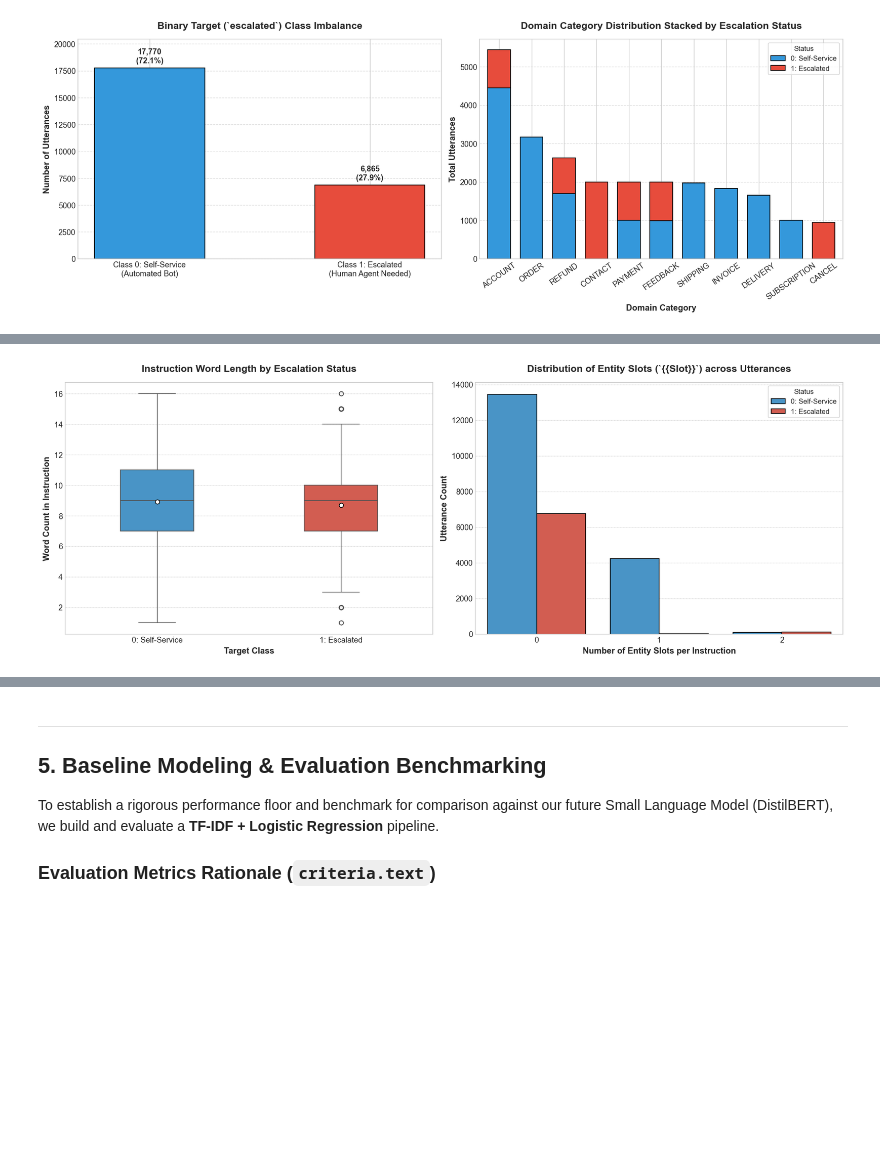
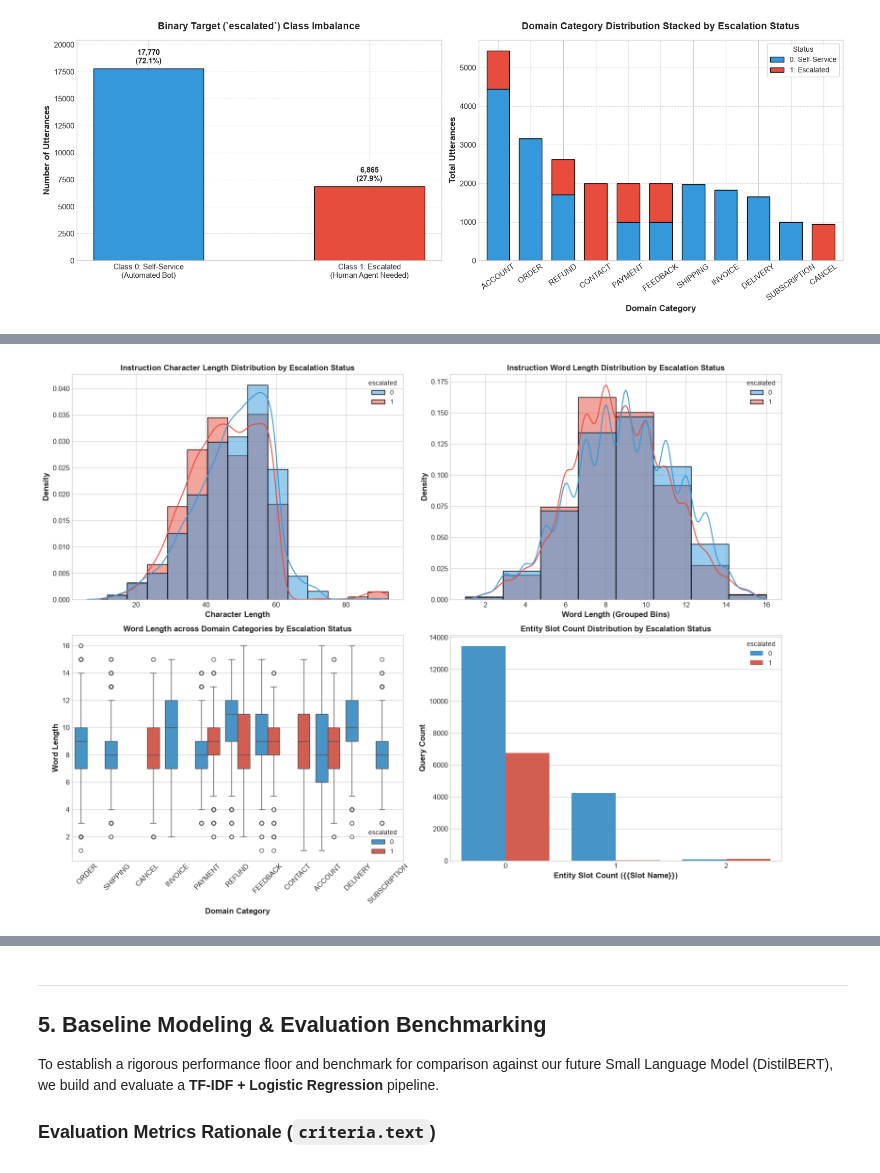
Before and after one commit to weirui828/human-loop, a Jupyter notebook: notebooks/01_bitext_baseline_modeling.ipynb, the cells around one changed output, grey strips where cells are left out. Drawn from its saved outputs; the diff is of its cells as text; code cells hidden in the pictures; blank space fills up the shorter version.

```diff
--- a/notebooks/01_bitext_baseline_modeling.ipynb
+++ b/notebooks/01_bitext_baseline_modeling.ipynb
@@ -71,13 +71,9 @@ We load the raw Bitext customer support dataset and perform structured checks:
 - **Duplicate Detection & Removal:** Removing identical `instruction` strings so our model does not memorize duplicate samples across training and test splits.
 - **Outlier Inspection:** Identifying anomalies in text length or formatting.
 # %%
-# Define path to raw dataset robustly depending on execution directory
-if os.path.basename(os.getcwd()) == 'notebooks':
-    BASE_DIR = os.path.abspath(os.path.join(os.getcwd(), '..'))
-else:
-    BASE_DIR = os.path.abspath(os.getcwd())
-
-RAW_CSV_PATH = os.path.join(BASE_DIR, 'data', 'bitext', 'Bitext_Sample_Customer_Support_Training_Dataset_27K_responses-v11.csv')
+RAW_CSV_PATH = '../data/bitext/Bitext_Sample_Customer_Support_Training_Dataset_27K_responses-v11.csv'
+if not os.path.exists(RAW_CSV_PATH):
+    RAW_CSV_PATH = 'data/bitext/Bitext_Sample_Customer_Support_Training_Dataset_27K_responses-v11.csv'
 
 # Load raw dataframe
 raw_df = pd.read_csv(RAW_CSV_PATH)
@@ -208,14 +231,11 @@ for flag_char, flag_name in FLAG_TAXONOMY.items():
 # 3. Extract structural text features and entity counts
 df['char_len_instruction'] = df['instruction'].astype(str).str.len()
 df['word_len_instruction'] = df['instruction'].astype(str).str.split().str.len()
-df['char_len_response'] = df['response'].astype(str).str.len()
-df['word_len_response'] = df['response'].astype(str).str.split().str.len()
 
 entity_pattern = re.compile(r'\{\{[^}]+\}\}')
 df['entity_count_instruction'] = df['instruction'].astype(str).apply(lambda s: len(entity_pattern.findall(s)))
-df['entity_count_response'] = df['response'].astype(str).apply(lambda s: len(entity_pattern.findall(s)))
 
 print("Feature engineering complete! Preview of engineered columns:")
-display(df[['instruction', 'category', 'intent', 'escalated', 'flag_interrogative', 'flag_colloquial', 'flag_typos_errors', 'word_len_instruction', 'entity_count_instruction']].head())
+df[['instruction', 'category', 'intent', 'escalated', 'flag_interrogative', 'flag_colloquial', 'flag_typos_errors', 'word_len_instruction', 'entity_count_instruction']].head()
 # %% [output]
 Feature engineering complete! Preview of engineered columns:
@@ -301,25 +297,34 @@ Let's analyze whether escalated queries differ systematically in length (`word_l
 # %%
-fig, axes = plt.subplots(1, 2, figsize=(16, 6))
+# Create a 2x2 grid of subplots for Instruction Text Length and Entity Slot distributions
+fig, axes = plt.subplots(2, 2, figsize=(16, 12))
 
-# Subplot 1: Boxplot of Word Lengths by Escalation Status
-sns.boxplot(x='escalated', y='word_len_instruction', data=df, ax=axes[0], palette=['#3498db', '#e74c3c'], width=0.4, showmeans=True,
-            meanprops={'marker':'o', 'markerfacecolor':'white', 'markeredgecolor':'black'})
-axes[0].set_title('Instruction Word Length by Escalation Status', pad=15)
-axes[0].set_xticklabels(['0: Self-Service', '1: Escalated'])
-axes[0].set_xlabel('Target Class')
-axes[0].set_ylabel('Word Count in Instruction')
-axes[0].grid(axis='y', linestyle='--', alpha=0.7)
+# Subplot 1: Instruction Character Length Distribution (fewer bins: 15)
+sns.histplot(data=df, x="char_len_instruction", hue="escalated", kde=True, ax=axes[0, 0], palette=["#3498db", "#e74c3c"], bins=15, stat="density", common_norm=False)
+axes[0, 0].set_title("Instruction Character Length Distribution by Escalation Status", fontsize=12, fontweight="bold")
+axes[0, 0].set_xlabel("Character Length")
+axes[0, 0].set_ylabel("Density")
 
-# Subplot 2: Violin/Strip Plot of Entity Count in Instruction by Escalation Status
-sns.countplot(x='entity_count_instruction', hue='escalated', data=df, ax=axes[1], palette=['#3498db', '#e74c3c'], edgecolor='black')
-axes[1].set_title('Distribution of Entity Slots (`{{Slot}}`) across Utterances', pad=15)
-axes[1].set_xlabel('Number of Entity Slots per Instruction')
-axes[1].set_ylabel('Utterance Count')
-axes[1].legend(['0: Self-Service', '1: Escalated'], title='Status', frameon=True)
-axes[1].grid(axis='y', linestyle='--', alpha=0.7)
+# Subplot 2: Instruction Word Length Distribution (fewer bins: 8 / binwidth=2)
+sns.histplot(data=df, x="word_len_instruction", hue="escalated", kde=True, ax=axes[0, 1], palette=["#3498db", "#e74c3c"], binwidth=2, stat="density", common_norm=False)
+axes[0, 1].set_title("Instruction Word Length Distribution by Escalation Status", fontsize=12, fontweight="bold")
+axes[0, 1].set_xlabel("Word Length (Grouped Bins)")
+axes[0, 1].set_ylabel("Density")
+
+# Subplot 3: Word Length Boxplot across Categories hue-coded by Escalation Status
+sns.boxplot(data=df, x="category", y="word_len_instruction", hue="escalated", ax=axes[1, 0], palette=["#3498db", "#e74c3c"])
+axes[1, 0].set_title("Word Length across Domain Categories by Escalation Status", fontsize=12, fontweight="bold")
+axes[1, 0].set_xlabel("Domain Category")
+axes[1, 0].set_ylabel("Word Length")
+axes[1, 0].tick_params(axis="x", rotation=45)
+
+# Subplot 4: Entity Slot Count Distribution by Escalation Status
+sns.countplot(data=df, x="entity_count_instruction", hue="escalated", ax=axes[1, 1], palette=["#3498db", "#e74c3c"])
+axes[1, 1].set_title("Entity Slot Count Distribution by Escalation Status", fontsize=12, fontweight="bold")
+axes[1, 1].set_xlabel("Entity Slot Count ({{Slot Name}})")
+axes[1, 1].set_ylabel("Query Count")
 
 plt.tight_layout()
 plt.show()
 # %% [output]
-[figure, old version]
+[figure, new version]
 # %% [markdown]
```
Also changed, not shown: parts of 10 cells of this notebook, 8 other files.
